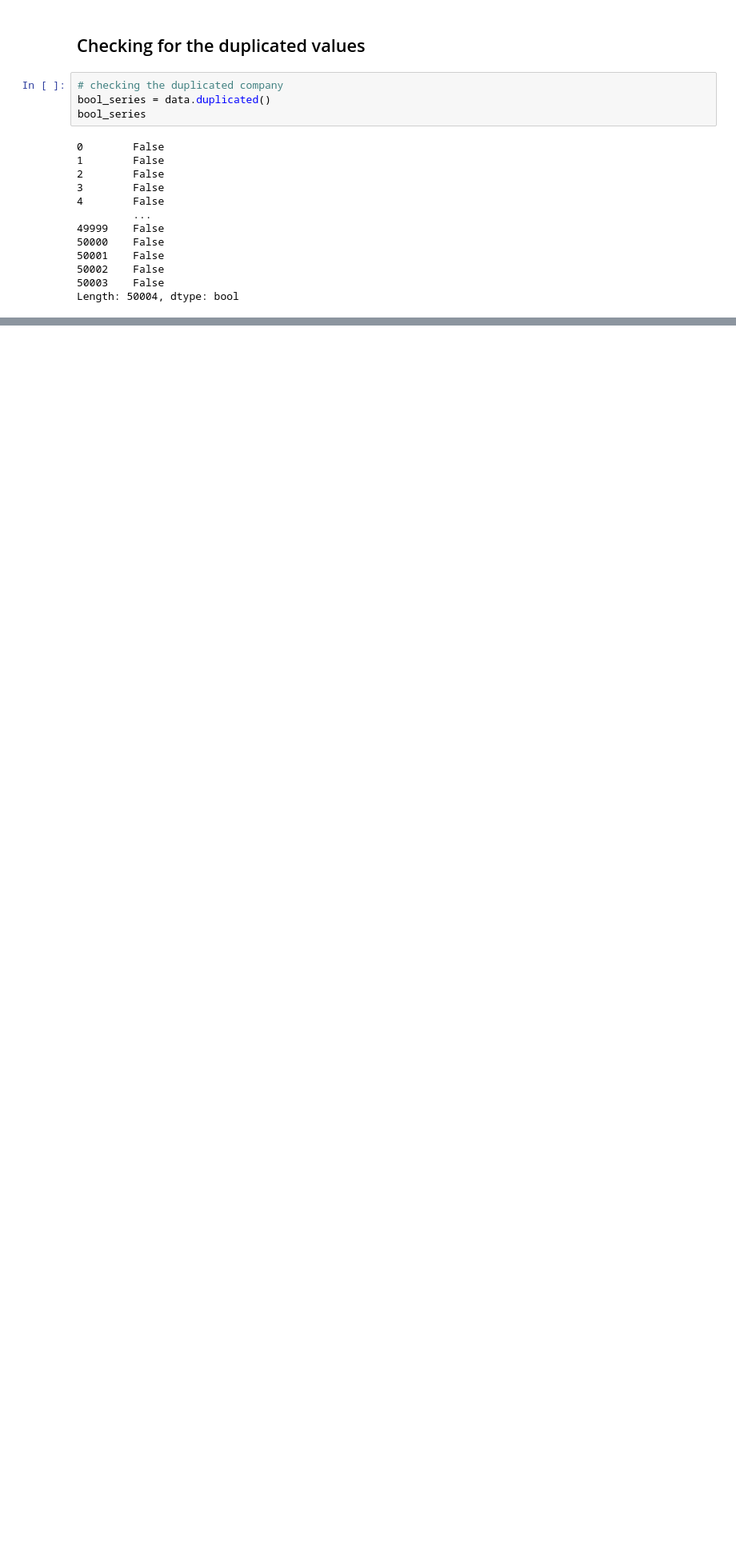
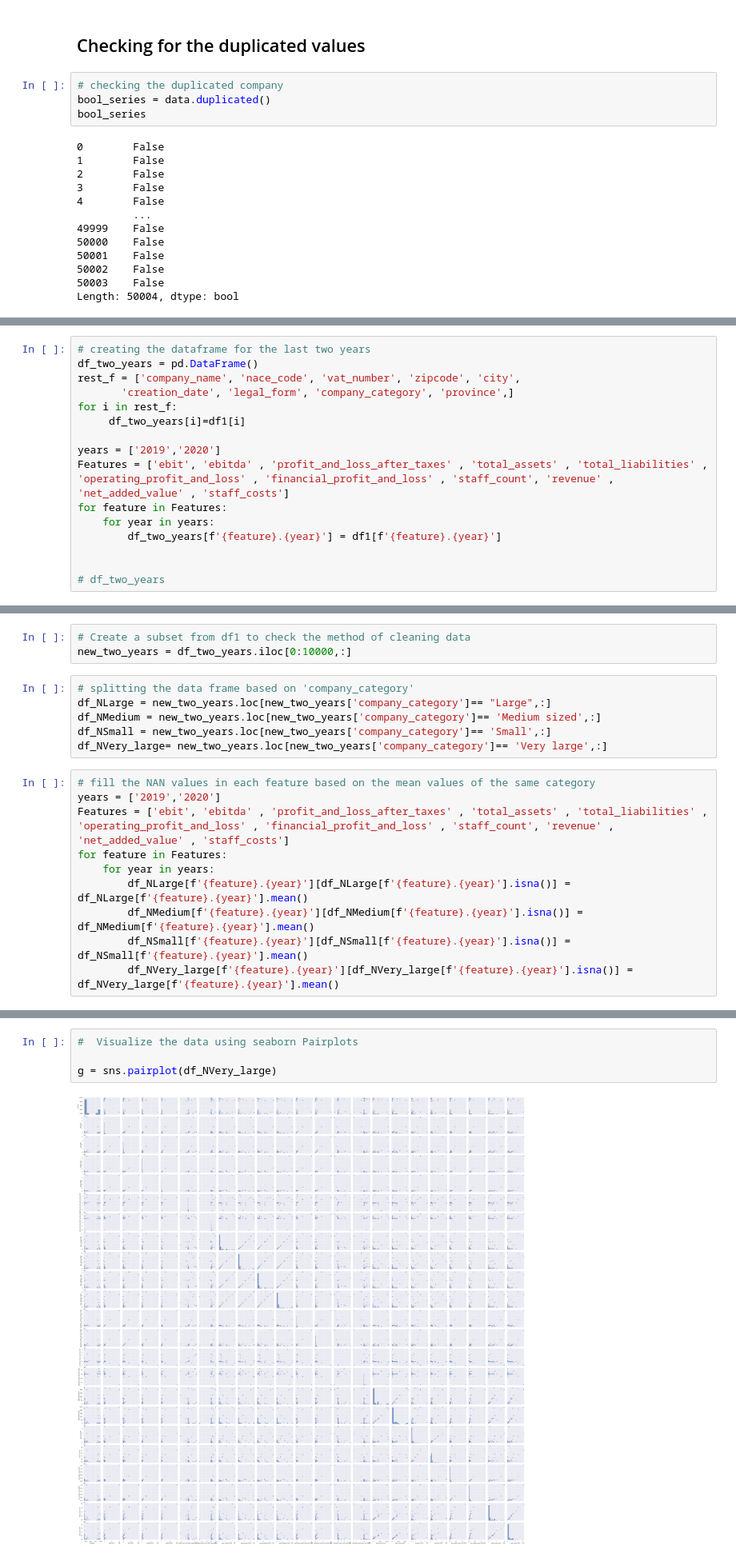
Before and after one commit to PragatiKhadka/revenue_prediction, a Jupyter notebook: Project1.ipynb, the cells around one changed output, grey strips where cells are left out. Shown at 80% size. Drawn from its saved outputs; the diff is of its cells as text; blank space fills up the shorter version.

```diff
--- a/Project1.ipynb
+++ b/Project1.ipynb
@@ -70,0 +315,16 @@ Length: 50004, dtype: bool
+# %%
+# creating the dataframe for the last two years
+df_two_years = pd.DataFrame()
+rest_f = ['company_name', 'nace_code', 'vat_number', 'zipcode', 'city',
+       'creation_date', 'legal_form', 'company_category', 'province',]
+for i in rest_f:
+     df_two_years[i]=df1[i]
+
+years = ['2019','2020']
+Features = ['ebit', 'ebitda' , 'profit_and_loss_after_taxes' , 'total_assets' , 'total_liabilities' , 'operating_profit_and_loss' , 'financial_profit_and_loss' , 'staff_count', 'revenue' , 'net_added_value' , 'staff_costs']
+for feature in Features:
+    for year in years:
+        df_two_years[f'{feature}.{year}'] = df1[f'{feature}.{year}']
+
+
+# df_two_years
@@ -70,0 +359,19 @@ Length: 50004, dtype: bool
+# %%
+# Create a subset from df1 to check the method of cleaning data
+new_two_years = df_two_years.iloc[0:10000,:]
+# %%
+# splitting the data frame based on 'company_category'
+df_NLarge = new_two_years.loc[new_two_years['company_category']== "Large",:]
+df_NMedium = new_two_years.loc[new_two_years['company_category']== 'Medium sized',:]
+df_NSmall = new_two_years.loc[new_two_years['company_category']== 'Small',:]
+df_NVery_large= new_two_years.loc[new_two_years['company_category']== 'Very large',:]
+# %%
+# fill the NAN values in each feature based on the mean values of the same category
+years = ['2019','2020']
+Features = ['ebit', 'ebitda' , 'profit_and_loss_after_taxes' , 'total_assets' , 'total_liabilities' , 'operating_profit_and_loss' , 'financial_profit_and_loss' , 'staff_count', 'revenue' , 'net_added_value' , 'staff_costs']
+for feature in Features:
+    for year in years:
+        df_NLarge[f'{feature}.{year}'][df_NLarge[f'{feature}.{year}'].isna()] = df_NLarge[f'{feature}.{year}'].mean()
+        df_NMedium[f'{feature}.{year}'][df_NMedium[f'{feature}.{year}'].isna()] = df_NMedium[f'{feature}.{year}'].mean()
+        df_NSmall[f'{feature}.{year}'][df_NSmall[f'{feature}.{year}'].isna()] = df_NSmall[f'{feature}.{year}'].mean()
+        df_NVery_large[f'{feature}.{year}'][df_NVery_large[f'{feature}.{year}'].isna()] = df_NVery_large[f'{feature}.{year}'].mean()
@@ -70,0 +417,6 @@ Length: 50004, dtype: bool
+# %%
+#  Visualize the data using seaborn Pairplots
+
+g = sns.pairplot(df_NVery_large)
+# %% [output]
+[figure, added]
```
Also changed, not shown: parts of 20 cells of this notebook.
